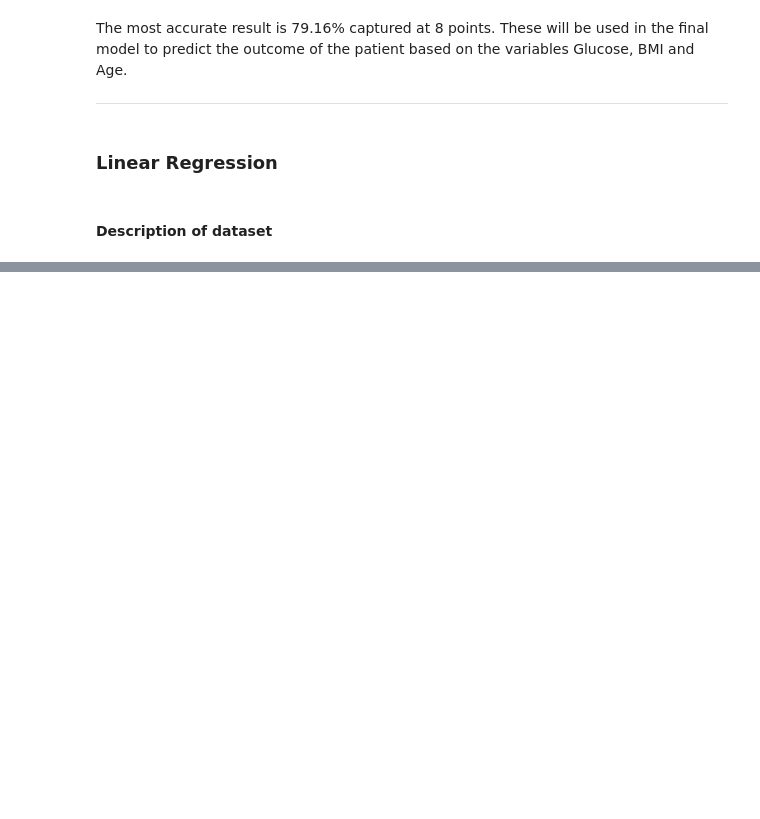
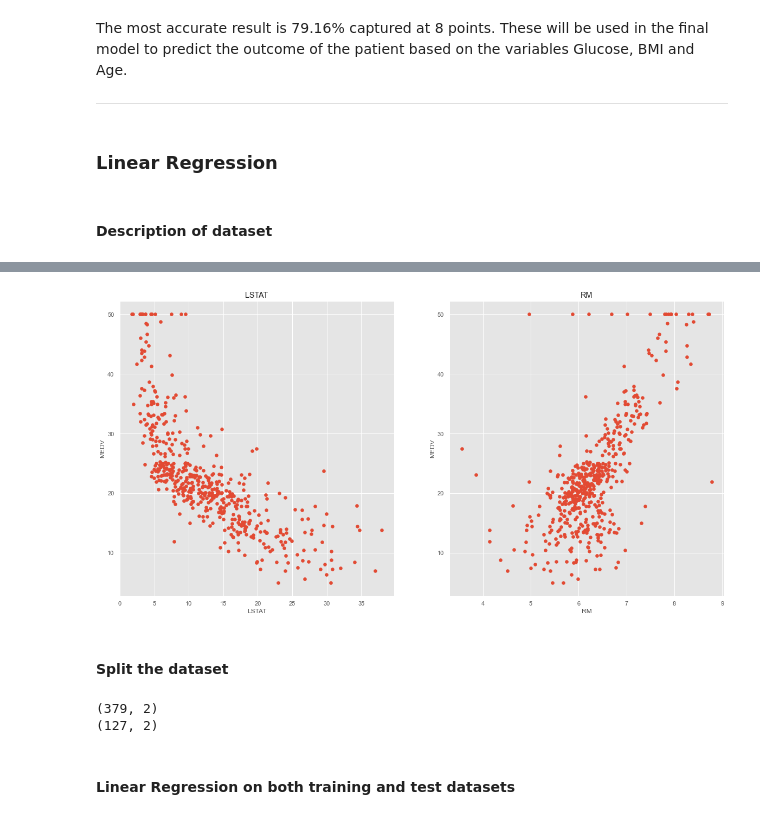
Before and after one commit to nmanley73/Machine_Learning_assessment, a Jupyter notebook: scikit-learn.ipynb, the cells around one changed output, grey strips where cells are left out. Saved outputs shown, nothing was run; the diff lists cells and outputs as text; code cells hidden in the pictures; blank space fills up the shorter version.

Commit message:
Demo 2, Linear Regression completed

```diff
--- a/scikit-learn.ipynb
+++ b/scikit-learn.ipynb
@@ -260,0 +282,16 @@ df.plot.scatter('RM', 'MEDV')
+# %%
+features = ['LSTAT', 'RM']
+target = df['MEDV']
+
+for i, col in enumerate(features):
+    plt.subplot(1, len(features) , i+1)
+    x = df[col]
+    y = target
+    plt.scatter(x, y, marker='o')
+    plt.title(col)
+    plt.xlabel(col)
+    plt.ylabel('MEDV')
+# %% [output]
+[figure, added]
+# %% [markdown]
+#### Split the dataset
@@ -260,0 +301,12 @@ df.plot.scatter('RM', 'MEDV')
+# %%
+X_train, X_test, y_train, y_test = train_test_split(X,y, random_state=50)
+
+# X_train contains 75% of total dataset
+print(X_train.shape)
+# X_test contains 25% of total dataset
+print(X_test.shape)
+# %% [output]
+(379, 2)
+(127, 2)
+# %% [markdown]
+#### Linear Regression on both training and test datasets
```
Also changed, not shown: parts of 21 cells of this notebook.
